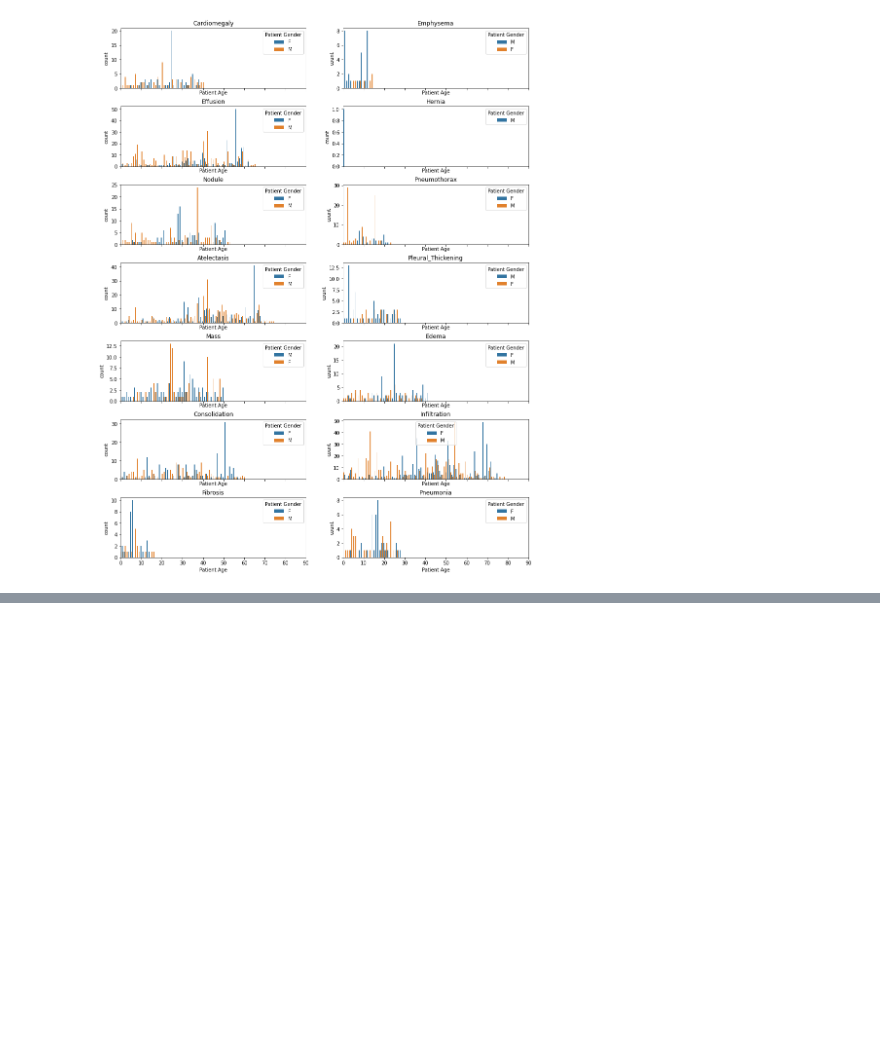
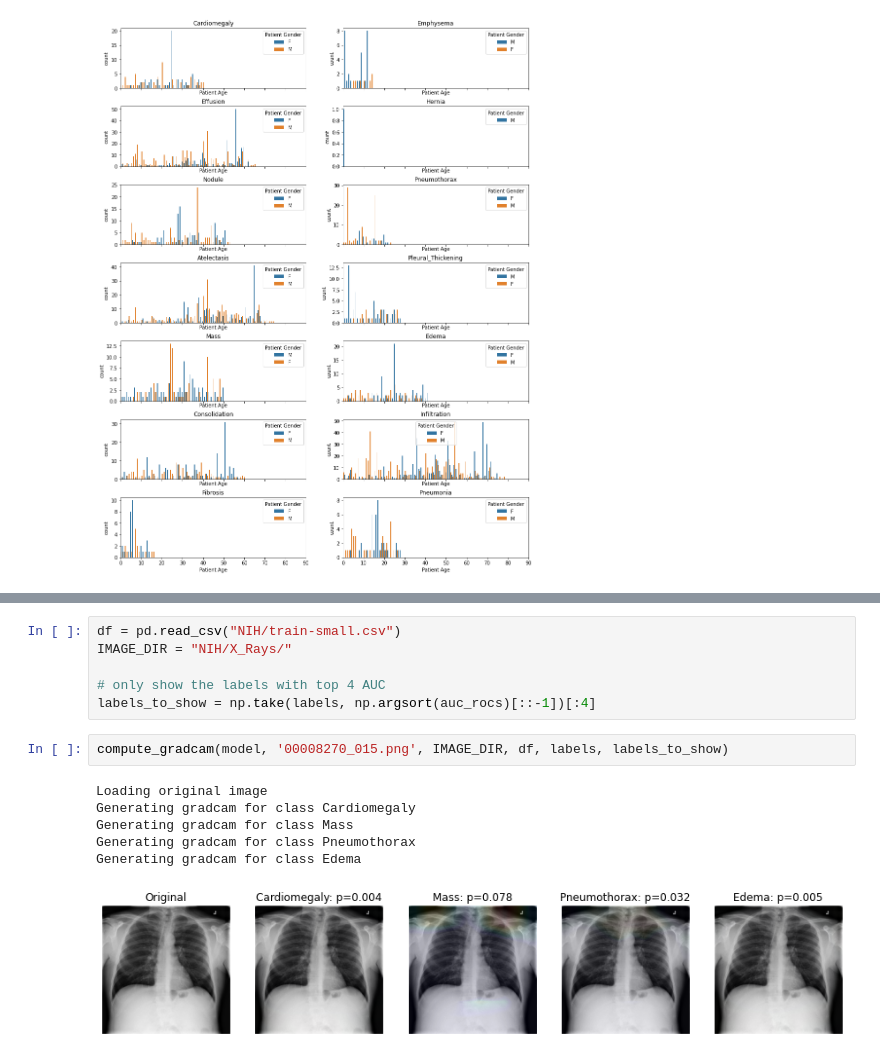
Before and after one commit to Sairamvinay/Chest-X-ray-DL, a Jupyter notebook: Seongwoo_v1.ipynb, the cells around one changed output, grey strips where cells are left out. Cells and saved outputs as stored; diff of their text form; blank space fills up the shorter version.

```diff
--- a/Seongwoo_v1.ipynb
+++ b/Seongwoo_v1.ipynb
@@ -164,0 +482,15 @@ ValueError: Could not interpret input ' Finding Labels'
+# %%
+df = pd.read_csv("NIH/train-small.csv")
+IMAGE_DIR = "NIH/X_Rays/"
+
+# only show the labels with top 4 AUC
+labels_to_show = np.take(labels, np.argsort(auc_rocs)[::-1])[:4]
+# %%
+compute_gradcam(model, '00008270_015.png', IMAGE_DIR, df, labels, labels_to_show)
+# %% [output]
+Loading original image
+Generating gradcam for class Cardiomegaly
+Generating gradcam for class Mass
+Generating gradcam for class Pneumothorax
+Generating gradcam for class Edema
+[figure, added]
```
Also changed, not shown: parts of 16 cells of this notebook.
